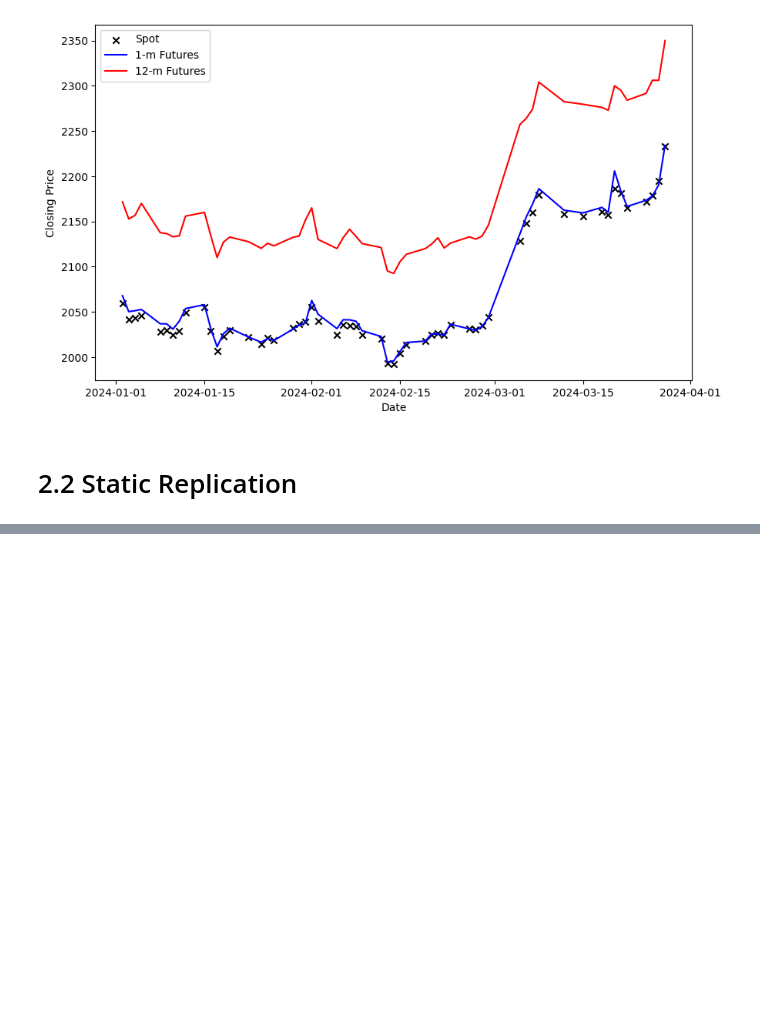
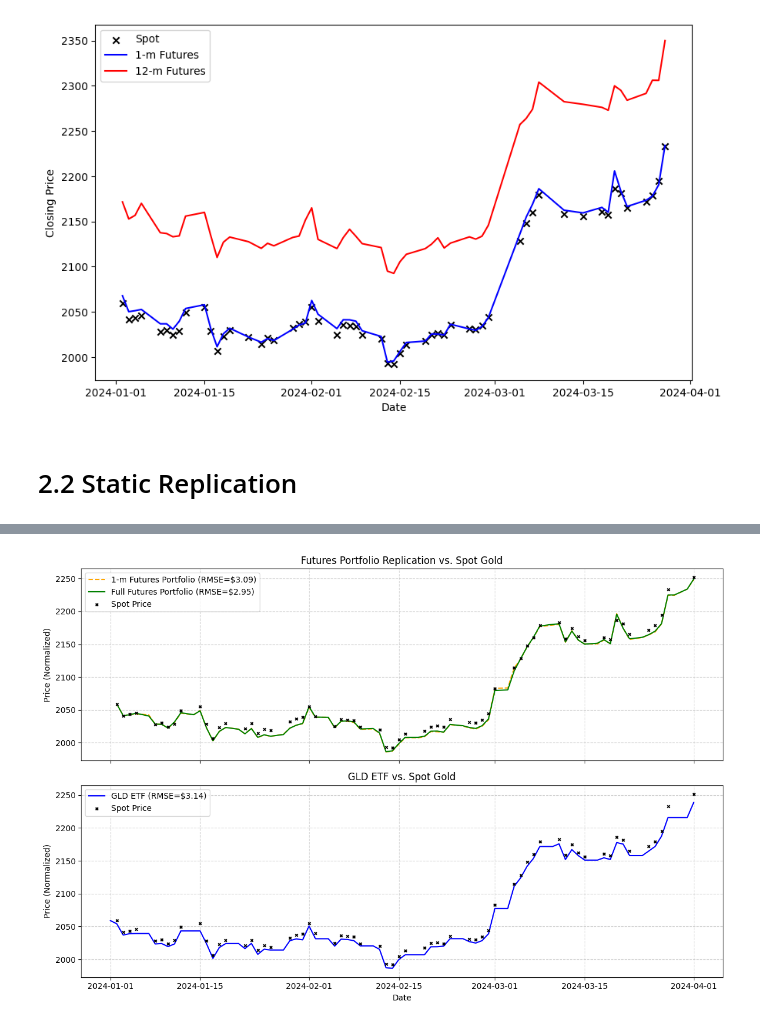
Before and after one commit to joeHollander/ETF-Research, a Jupyter notebook: main.ipynb, the cells around one changed output, grey strips where cells are left out. Saved outputs shown, nothing was run; the diff lists cells and outputs as text; code cells hidden in the pictures; blank space fills up the shorter version.

```diff
--- a/main.ipynb
+++ b/main.ipynb
@@ -150,8 +150,8 @@ for key, value in unadj_contracts.items():
     for i in [1, 5, 10, 15]:
         if i != 1:
             master_idx = pd.DatetimeIndex(list(set(value.index) | set(gld_df.index))).sort_values()
-            value = value.reindex(master_idx).fillna(method='ffill')
-            gld_df = gld_df.reindex(master_idx).fillna(method='ffill')
+            value = value.reindex(master_idx).ffill()
+            gld_df = gld_df.reindex(master_idx).ffill()
 
         # Calculate returns first
         ret = value['close'].pct_change(periods=i)[i:]
@@ -402,8 +319,0 @@ def static_replication(contracts_df, asset_maturities, num_assets, train_size, s
-# %%
-for i in [1, 2, 3]:
-    print("UNADJ")
-    static_replication(unadj_contracts, [1, 2, 6, 12], i, 0.9, start_date="2020") # paper mode changes sample window to reference paper's (data is heavily missing from this period)
-    print("*"*60)
-    # print("ADJ")
-    # static_replication(adj_contracts, [1, 2, 6, 12], i, 0.9, paper_mode=True)
-    # print("*"*60)
@@ -430,0 +437,82 @@ Optimization failed for c2, c6, c12. Skipping.
+# %%
+def construct_portfolio(weights, date_range, contracts, effr):
+    """Builds a portfolio value series from a dictionary of weights."""
+    assets_to_align = []
+    # Add futures contracts based on weights
+    for key, weight in weights.items():
+        if key.startswith('c'):
+            maturity = int(key[1:])
+            assets_to_align.append(contracts[key]['close'].rename(key))
+    # Add the risk-free rate
+    assets_to_align.append(effr.rename('mma'))
+
+    # Align all series to the specified date range
+    aligned_assets = pd.concat(assets_to_align, axis=1, join='outer').loc[date_range].ffill().dropna()
+
+    # Calculate weighted portfolio value
+    portfolio_series = pd.Series(0, index=aligned_assets.index)
+    for asset_name, weight in weights.items():
+        portfolio_series += aligned_assets[asset_name] * weight
+
+    return portfolio_series
+
+def calculate_rmse(portfolio_series, benchmark_series):
+    """Calculates RMSE between two series."""
+    # Ensure indices match before calculation
+    common_idx = portfolio_series.index.intersection(benchmark_series.index)
+    portfolio_series = 1000 * portfolio_series / portfolio_series.iloc[0]
+    benchmark_series = 1000 * benchmark_series / benchmark_series.iloc[0]
+    rmse = np.sqrt(np.mean((portfolio_series.loc[common_idx] - benchmark_series.loc[common_idx])**2))
+    return f"${rmse:.2f}"
+
+# --- Plotting Setup ---
+fig, (ax1, ax2) = plt.subplots(nrows=2, ncols=1, figsize=(12, 8), sharex=True)
+plot_range = slice("2024-01-01", "2024-04-01")
+
+# Get benchmark and GLD series
+spot_series = spot.loc[plot_range, 'close']
+gld_series = gld_df.loc[plot_range, 'close']
+
+# --- Construct Portfolios ---
+# 1-Month Futures Portfolio
+weights_c1 = all_portfolio_weights[(1,)]
+port_c1 = construct_portfolio(weights_c1, plot_range, unadj_contracts, daily_effr)
+
+# Full 4-Futures Portfolio
+weights_full = all_portfolio_weights[(1, 2, 6, 12)]
+port_full = construct_portfolio(weights_full, plot_range, unadj_contracts, daily_effr)
+
+# --- Normalize all series to Spot's starting point for comparison ---
+start_value = spot_series.iloc[0]
+port_c1_norm = (port_c1 / port_c1.iloc[0]) * start_value
+port_full_norm = (port_full / port_full.iloc[0]) * start_value
+gld_norm = (gld_series / gld_series.iloc[0]) * start_value
+
+# --- Calculate RMSE for labels ---
+rmse_c1 = calculate_rmse(port_c1_norm, spot_series)
+rmse_full = calculate_rmse(port_full_norm, spot_series)
+rmse_gld = calculate_rmse(gld_norm, spot_series)
+
+# --- Plotting ---
+# Top plot: Futures Portfolios vs. Spot
+ax1.plot(port_c1_norm, label=f"1-m Futures Portfolio (RMSE={rmse_c1})", color='orange', linestyle='--', zorder=2)
+ax1.plot(port_full_norm, label=f"Full Futures Portfolio (RMSE={rmse_full})", color='green', zorder=2)
+ax1.scatter(spot_series.index, spot_series, label="Spot Price", color='black', marker='x', s=10, zorder=3)
+ax1.set_title("Futures Portfolio Replication vs. Spot Gold")
+ax1.set_ylabel("Price (Normalized)")
+ax1.legend()
+ax1.grid(True, linestyle='--', alpha=0.6)
+
+# Bottom plot: GLD ETF vs. Spot
+ax2.plot(gld_norm, label=f"GLD ETF (RMSE={rmse_gld})", color='blue', zorder=2)
+ax2.scatter(spot_series.index, spot_series, label="Spot Price", color='black', marker='x', s=10, zorder=3)
+ax2.set_title("GLD ETF vs. Spot Gold")
+ax2.set_xlabel("Date")
+ax2.set_ylabel("Price (Normalized)")
+ax2.legend()
+ax2.grid(True, linestyle='--', alpha=0.6)
+
+plt.tight_layout()
+plt.show()
+# %% [output]
+[figure, added]
```
Also changed, not shown: parts of 16 cells of this notebook, 5 other files.
